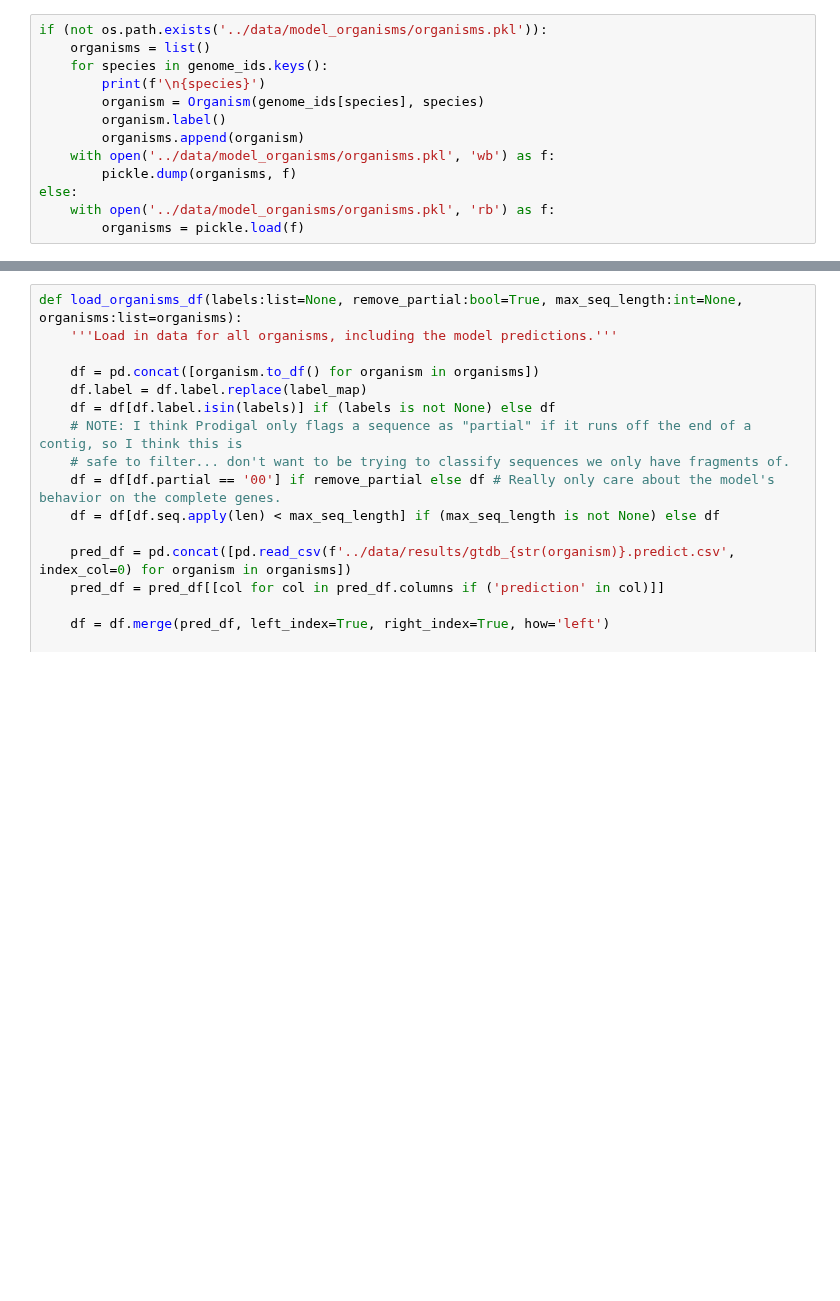
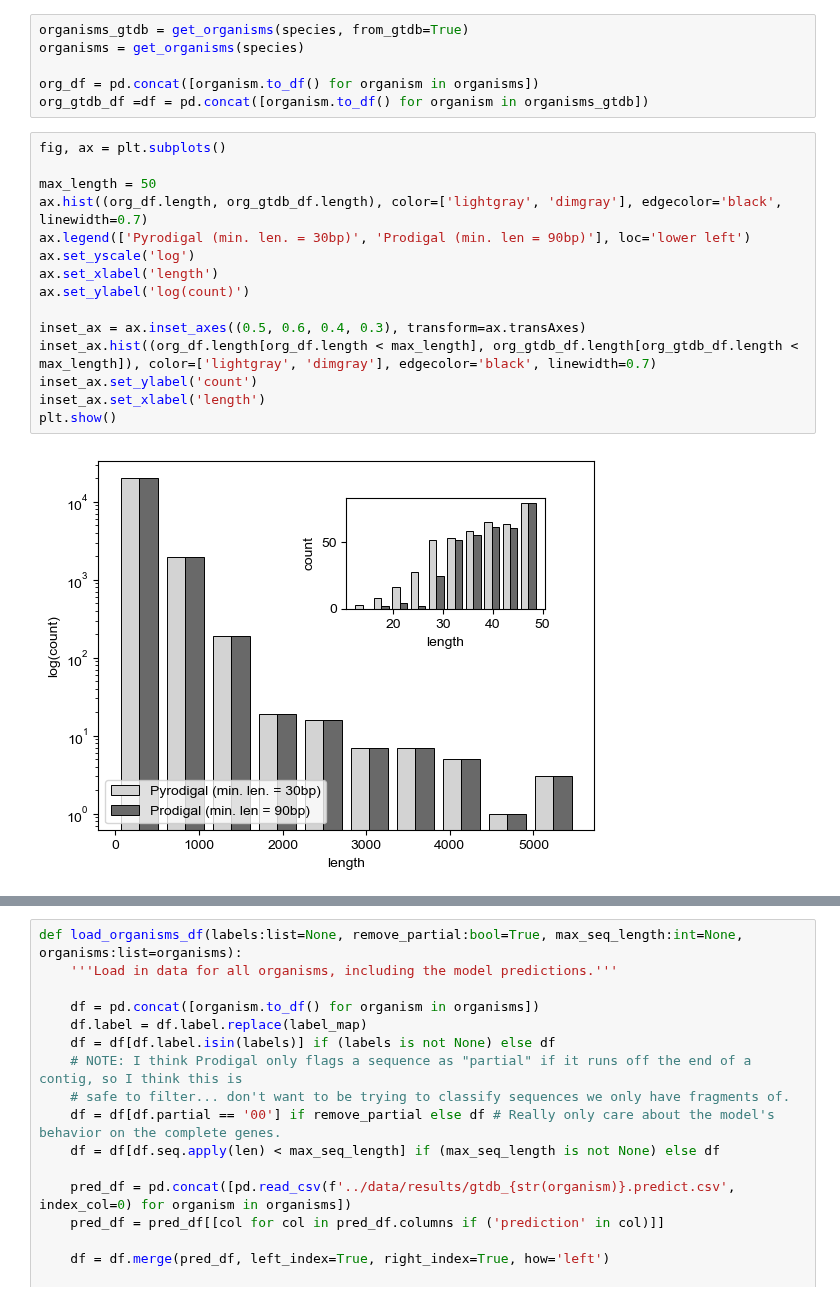
Before and after one commit to pipparichter/selenobot, a Jupyter notebook: notebooks/model-orgs-2c.ipynb, the cells around one changed output, grey strips where cells are left out. Saved outputs shown, nothing was run; the diff lists cells and outputs as text; blank space fills up the shorter version.

```diff
--- a/notebooks/model-orgs-2c.ipynb
+++ b/notebooks/model-orgs-2c.ipynb
@@ -68,16 +52,26 @@ labels = list(label_map.values())
 
 
 pred_col = 'binary_model_plm_esm_gap_prediction'
-# %%
-if (not os.path.exists('../data/model_organisms/organisms.pkl')):
-    organisms = list()
-    for species in genome_ids.keys():
-        print(f'\n{species}')
-        organism = Organism(genome_ids[species], species)
-        organism.label()
-        organisms.append(organism)
-    with open('../data/model_organisms/organisms.pkl', 'wb') as f:
-        pickle.dump(organisms, f)
-else:
-    with open('../data/model_organisms/organisms.pkl', 'rb') as f:
-        organisms = pickle.load(f)
+# %%
+organisms_gtdb = get_organisms(species, from_gtdb=True)
+organisms = get_organisms(species)
+
+org_df = pd.concat([organism.to_df() for organism in organisms])
+org_gtdb_df =df = pd.concat([organism.to_df() for organism in organisms_gtdb])
+# %%
+fig, ax = plt.subplots()
+
+max_length = 50
+ax.hist((org_df.length, org_gtdb_df.length), color=['lightgray', 'dimgray'], edgecolor='black', linewidth=0.7)
+ax.legend(['Pyrodigal (min. len. = 30bp)', 'Prodigal (min. len = 90bp)'], loc='lower left')
+ax.set_yscale('log')
+ax.set_xlabel('length')
+ax.set_ylabel('log(count)')
+
+inset_ax = ax.inset_axes((0.5, 0.6, 0.4, 0.3), transform=ax.transAxes)
+inset_ax.hist((org_df.length[org_df.length < max_length], org_gtdb_df.length[org_gtdb_df.length < max_length]), color=['lightgray', 'dimgray'], edgecolor='black', linewidth=0.7)
+inset_ax.set_ylabel('count')
+inset_ax.set_xlabel('length')
+plt.show()
+# %% [output]
+[figure, added]
```
Also changed, not shown: parts of 4 cells of this notebook, 15 other files.
